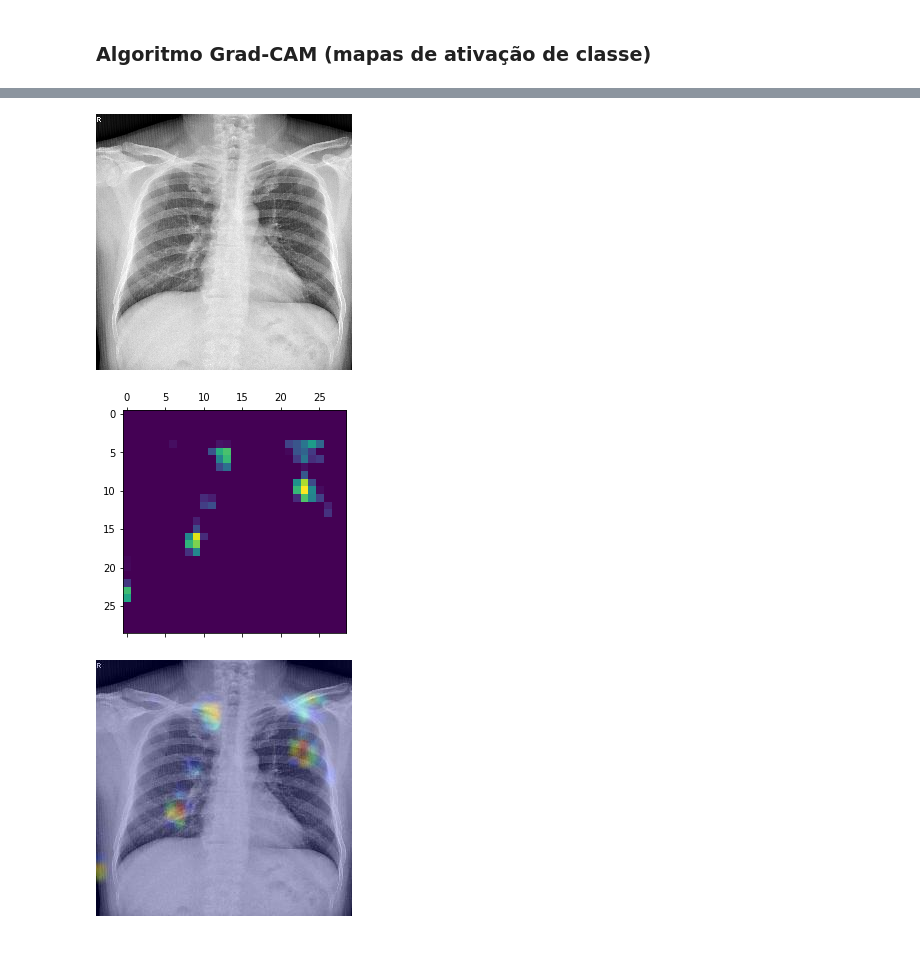
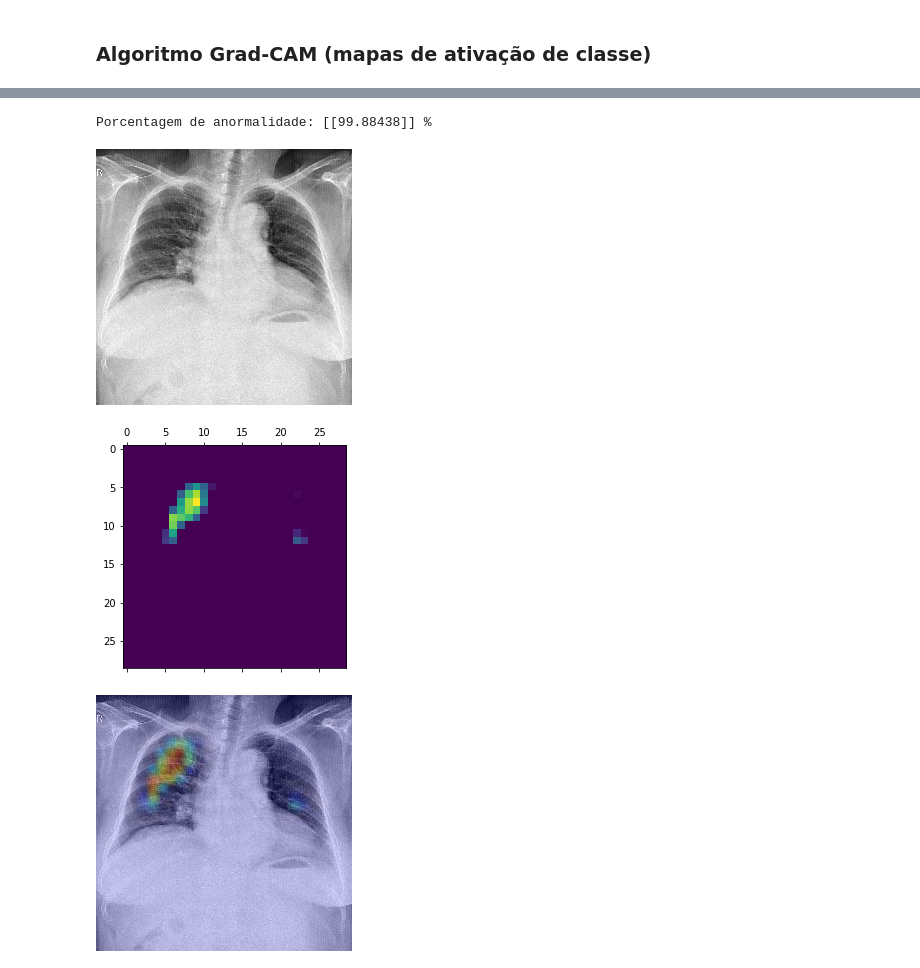
Before and after one commit to Alyssonmach/grad-cam-implementation, a Jupyter notebook: grad-cam-radiography.ipynb, the cells around one changed output, grey strips where cells are left out. Cells and saved outputs as stored; diff of their text form; code cells hidden in the pictures.

```diff
--- a/grad-cam-radiography.ipynb
+++ b/grad-cam-radiography.ipynb
@@ -495,31 +458,31 @@ dense_2
 # %%
-# importando o modelo
-#model_builder = keras.applications.InceptionV3(weights = 'imagenet')
 # tamanho padrão das imagens do modelo
-img_size = (256,256)
+img_size = (256, 256)
 # importando os parâmetros de pré-processamento da rede
 preprocess_input = keras.applications.inception_v3.preprocess_input
-# importando a decodificação das classes alvo do modelo
-#decode_predictions = keras.applications.inception_v3.decode_predictions
 # definindo a última camada da rede a ser considerada
-last_conv_layer = 'conv2d_13'
+last_conv_layer = 'conv2d_50'
 
+# definindo o local em que a imagem de teste está armazenada
 path = '/content/drive/MyDrive/vinbigdata/test/002a34c58c5b758217ed1f584ccbcfe9.jpg'
 
 # baixando e visualizando a imagem a ser utilizada com o Grad-Cam
 img_path = keras.preprocessing.image.load_img(path, target_size = img_size)
 
+# preparando a imagem
+img_array = preprocess_input(get_img_array(img_path, img_size))
+
+# fazendo uma predição com a rede para a imagem utilizada
+print('Porcentagem de anormalidade:', model_base.predict(img_array) * 100,'%')
+
 # plotando a imagem
 display(img_path)
 
-# preparando a imagem
-img_array = preprocess_input(get_img_array(img_path, img_size))
-
 # removendo a função de ativação da última camada
-model.layers[-1].activation = None
+model_grad.layers[-1].activation = None
 
 # gerando o mapa de ativação de classe (Grad-Cam)
-heatmap = make_gradcam_heatmap(img_array, model, last_conv_layer)
+heatmap = make_gradcam_heatmap(img_array, model_grad, last_conv_layer)
 
 # visualizando o mapa de calor gerado pelo Grad-Cam
 plt.matshow(heatmap)
@@ -573,39 +578,40 @@ save_and_display_gradcam(img_path, heatmap)
 # %%
-# importando o modelo
-#model_builder = keras.applications.InceptionV3(weights = 'imagenet')
 # tamanho padrão das imagens do modelo
-img_size = (256,256)
+img_size = (256, 256)
 # importando os parâmetros de pré-processamento da rede
 preprocess_input = keras.applications.inception_v3.preprocess_input
-# importando a decodificação das classes alvo do modelo
-#decode_predictions = keras.applications.inception_v3.decode_predictions
 # definindo a última camada da rede a ser considerada
 last_conv_layer = 'conv2d_18'
 
-path = '/content/drive/MyDrive/vinbigdata/test/3bde9f07f146da27d795709456f6ab17.jpg'
+# definindo o local em que a imagem de teste está armazenada
+path = '/content/drive/MyDrive/vinbigdata/test/037503b94eb68a16587a78bce365e681.jpg'
 
 # baixando e visualizando a imagem a ser utilizada com o Grad-Cam
 img_path = keras.preprocessing.image.load_img(path, target_size = img_size)
 
+# preparando a imagem
+img_array = preprocess_input(get_img_array(img_path, img_size))
+
+# fazendo uma predição com a rede para a imagem utilizada
+print('Porcentagem de anormalidade:', model_base.predict(img_array) * 100,'%')
+
 # plotando a imagem
 display(img_path)
 
-# preparando a imagem
-img_array = preprocess_input(get_img_array(img_path, img_size))
-
 # removendo a função de ativação da última camada
-model.layers[-1].activation = None
+model_grad.layers[-1].activation = None
 
 # gerando o mapa de ativação de classe (Grad-Cam)
-heatmap = make_gradcam_heatmap(img_array, model, last_conv_layer)
+heatmap = make_gradcam_heatmap(img_array, model_grad, last_conv_layer)
 
 # visualizando o mapa de calor gerado pelo Grad-Cam
 plt.matshow(heatmap)
 plt.show()
 
 # resultado final do algoritmo Grad-Cam
 save_and_display_gradcam(img_path, heatmap)
 # %% [output]
+Porcentagem de anormalidade: [[99.88438]] %
-[figure, old version]
+[figure, new version]
-[figure, old version]
+[figure, new version]
-[figure, old version]
+[figure, new version]
```
Also changed, not shown: parts of 9 cells of this notebook.
